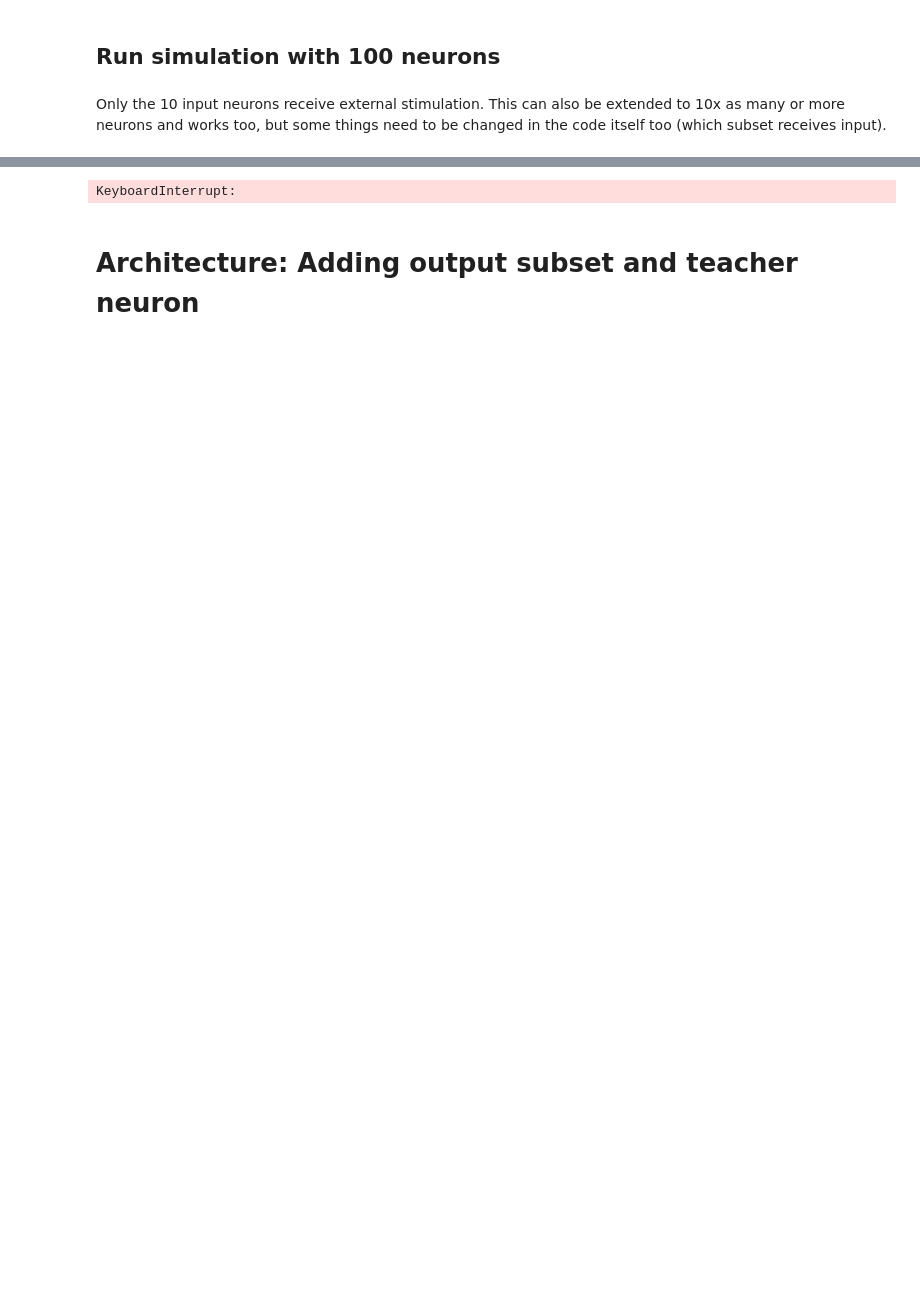
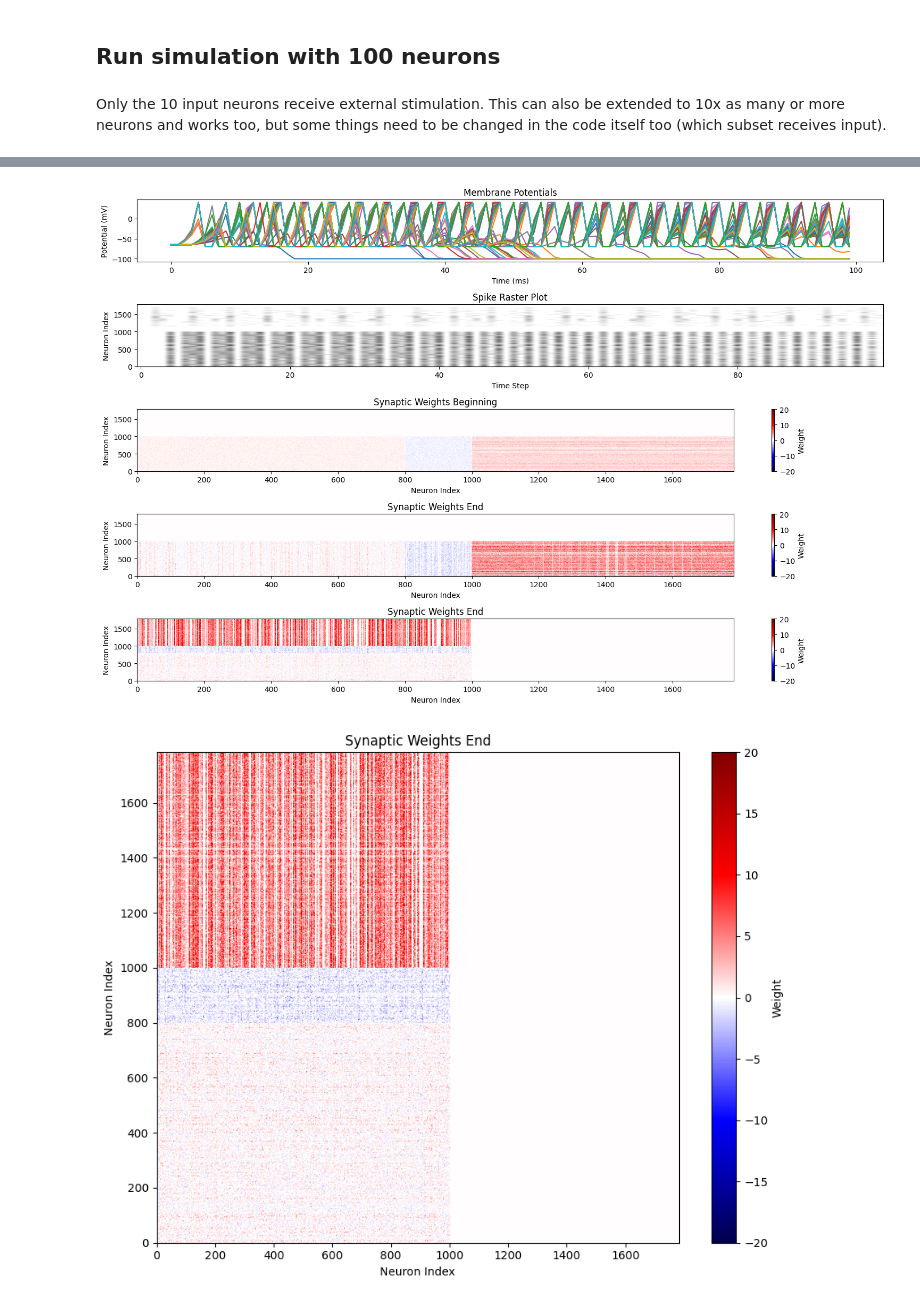
Before and after one commit to ivychad/NMC-Project, a Jupyter notebook: network_training.ipynb, the cells around one changed output, grey strips where cells are left out. Drawn from its saved outputs; the diff is of its cells as text; code cells hidden in the pictures; blank space fills up the shorter version.

Commit message:
added input from one image

```diff
--- a/network_training.ipynb
+++ b/network_training.ipynb
@@ -152,18 +181,2 @@ plot_network(G)
 # %% [markdown]
 Only the 10 input neurons receive external stimulation. This can also be extended to 10x as many or more neurons and works too, but some things need to be changed in the code itself too (which subset receives input).
-# %%
-import tensorflow_datasets as tfds
-
-# Load the MNIST dataset
-ds_builder = tfds.builder('mnist')
-ds_builder.download_and_prepare()
-train_ds = tfds.as_numpy(
-    ds_builder.as_dataset(split="train", batch_size=-1))
-test_ds = tfds.as_numpy(ds_builder.as_dataset(split="test", batch_size=-1))
-
-# Normalize data
-train_images, train_labels = train_ds['image'], train_ds['label']
-test_images, test_labels = test_ds['image'], test_ds['label']
-
-train_images = jnp.float32(train_images) / 255.0
-test_images = jnp.float32(test_images) / 255.0
@@ -184,6 +183,5 @@ Skipping registering GPU devices...
 # %%
 from matplotlib.colors import TwoSlopeNorm
-import pandas as pd
 
 # AdEx neuron dynamics
 def adex_dynamics(state, neuron_params, inputs):
@@ -243,25 +241,13 @@ def update_weights(weights, pre_spikes, post_spikes, stdp_params, connectivity):
 
 
 # Network update function
-def network_update(carry, t, params):
-    neuron_states, synapse_states, weights, key, train_images, train_labels = carry
+def network_update(carry, t, params, I_ext):
+    neuron_states, synapse_states, weights, key = carry
     key, subkey = random.split(key)
 
-    # External input: stimulate neuron 0 for demonstration
-    # Define simulation parameters
-    mean_input = 80.0
-    std_input = jnp.sqrt(20.0)  # Standard deviation is sqrt(variance)
 
-    # Create random input for the last 10 neurons
-    I_ext = jnp.zeros((len(neuron_states), 28, 28))
 
-    # this means we can have 10 images batch, currently just passing an imput, but later we need to implement the whole training loop
-    batch_images = train_images[:10].reshape(10, 28, 28)
-    batch_labels = train_images[:10]
-    I_ext = I_ext.at[100:].set(batch_images)
-    jax.debug.print("I_ext:{I_ext}", I_ext=I_ext)
-
-    pre_spikes = (neuron_states[:, :, :, 0] > params["neuron"]["v_th"]).astype(float)
+    pre_spikes = (neuron_states[:, 0] > params["neuron"]["v_th"]).astype(float)
 
     # Synaptic dynamics: update synapse states
     synapse_states = jax.vmap(synaptic_dynamics, in_axes=(0, None, 0))(
@@ -278,25 +264,37 @@ def network_update(carry, t, params):
     # Update weights with STDP
     weights = update_weights(weights, pre_spikes, spiked, params["stdp"], connectivity)
 
-    return (neuron_states, synapse_states, weights, key, train_images, train_labels), (neuron_states[:, 0], spiked, weights)
+    return (neuron_states, synapse_states, weights, key), (neuron_states[:, 0], spiked, weights)
 
 # Simulation
-def simulate(T, dt, N, key, params, connectivity, train_images, train_labels):
-
+def simulate(T, dt, N, key, params, connectivity, train_images):
     neuron_states = jnp.stack([
-        jnp.full((N, 28, 28), params["neuron"]["v_rest"]),
-        jnp.zeros((N, 28, 28)),
-        jnp.zeros((N, 28, 28))
+        jnp.full((N,), params["neuron"]["v_rest"]),
+        jnp.zeros(N),
+        jnp.zeros(N)
     ], axis=-1)
-    synapse_states = jnp.zeros((N, 28, 28))
+    synapse_states = jnp.zeros(N)
     weights = jnp.array(connectivity)
-    con = pd.DataFrame(connectivity)
-    carry = (neuron_states, synapse_states, weights, key, train_images, train_labels)
+    carry = (neuron_states, synapse_states, weights, key)
     time_steps = jnp.arange(0, T, dt)
 
-    carry, outputs = scan(lambda carry, t: network_update(carry, t, params), carry, time_steps)
+
+    # External input: stimulate neuron 0 for demonstration
+
+    img = train_images[0].flatten()
+
+    mean_input = 80.0
+    std_input = jnp.sqrt(20.0)  # Standard deviation is sqrt(variance)
+    r = jax.random.normal(key, (784,)) * std_input + mean_input
+
+    # Create random input for the last 10 neurons
+    I_ext = jnp.zeros(len(neuron_states))
+    I_ext = I_ext.at[1000:].set(img)
+
+    carry, outputs = scan(lambda carry, t: network_update(carry, t, params, I_ext), carry, time_steps)
     membrane_potentials, spikes, weights = outputs
     return jnp.array(membrane_potentials).T, jnp.array(spikes).T, jnp.array(weights).T, time_steps
+    # return jnp.array(membrane_potentials).T, jnp.array(spikes).T, jnp.array(weights).T, time_steps
 
 # Plotting results
 def plot_results(time, membrane_potentials, spikes, weights):
@@ -350,7 +348,7 @@ def plot_results(time, membrane_potentials, spikes, weights):
 
 
 # Define the connectivity matrix
-N = 110
+N = 1784
 
 # convert graph to connectivity matrix
 adj_matrix_sparse = nx.adjacency_matrix(G)
@@ -359,38 +357,37 @@ connectivity = jnp.array(adj_matrix_dense).T
 
 # Simulation parameters
 key = random.PRNGKey(42)
-T = 300  # Simulation time (ms)
+T = 100  # Simulation time (ms)
 dt = 1.0  # Time step (ms)
 
 # Define parameters
 params = {
     "neuron": {
         "v_rest": -65.0,  # Resting membrane potential (mV)
         "v_th": -50.0,    # Threshold potential (mV)
         "delta_T": 2.0,   # Slope factor (mV)
         "tau_v": 20.0,    # Membrane time constant (ms)
         "a": 0.5,        # Subthreshold adaptation (nS)
         "b": 7,         # Spike-triggered adaptation (nA)
         "tau_w": 100.0,   # Adaptation time constant (ms)
         "v_reset": -70.0, # Reset potential after spike (mV)
         "refractory": 2.0 # Refractory period (ms)
     },
     "synapse": {
         "tau_syn": 10.0  # Synaptic time constant (ms)
     },
     "stdp": {
         "A_plus": 1,   # STDP LTP increment
         "A_minus": 0.5, # STDP LTD decrement
         "tau_plus": 10.0, # STDP LTP time constant (ms)
         "tau_minus": 5.0 # STDP LTD time constant (ms)
     }
 }
 
 
 # Run the simulation
-membrane_potentials, spikes, weights, time = simulate(T, dt, N, key, params, connectivity, train_images, train_labels)
+membrane_potentials, spikes, weights, time = simulate(T, dt, N, key, params, connectivity, train_images)
 plot_results(time, membrane_potentials, spikes, weights)
 # %% [output]
-KeyboardInterrupt:
+[figure, added]
+[figure, added]
-# %% [markdown]
-# Architecture: Adding output subset and teacher neuron
```
Also changed, not shown: parts of 13 cells of this notebook.
